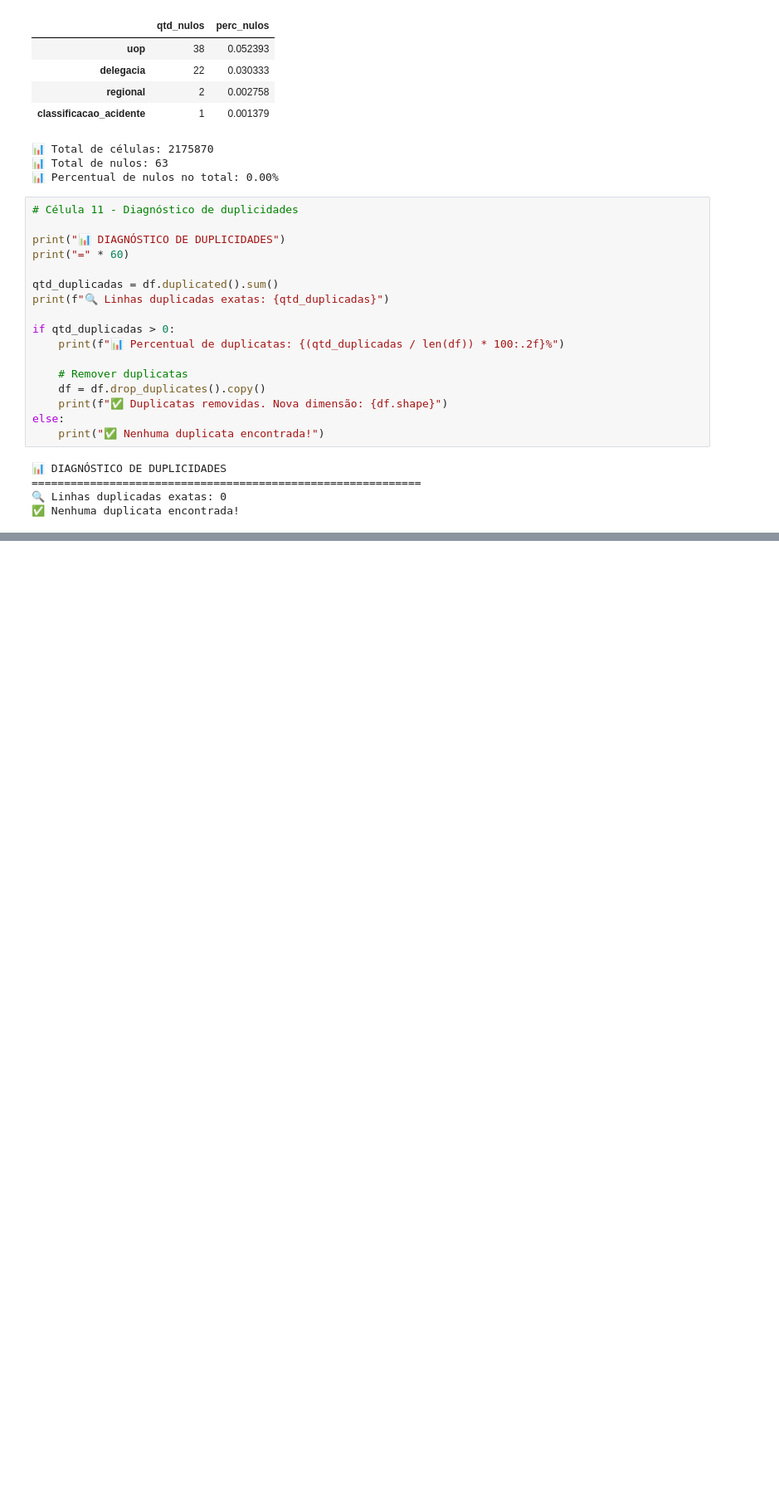
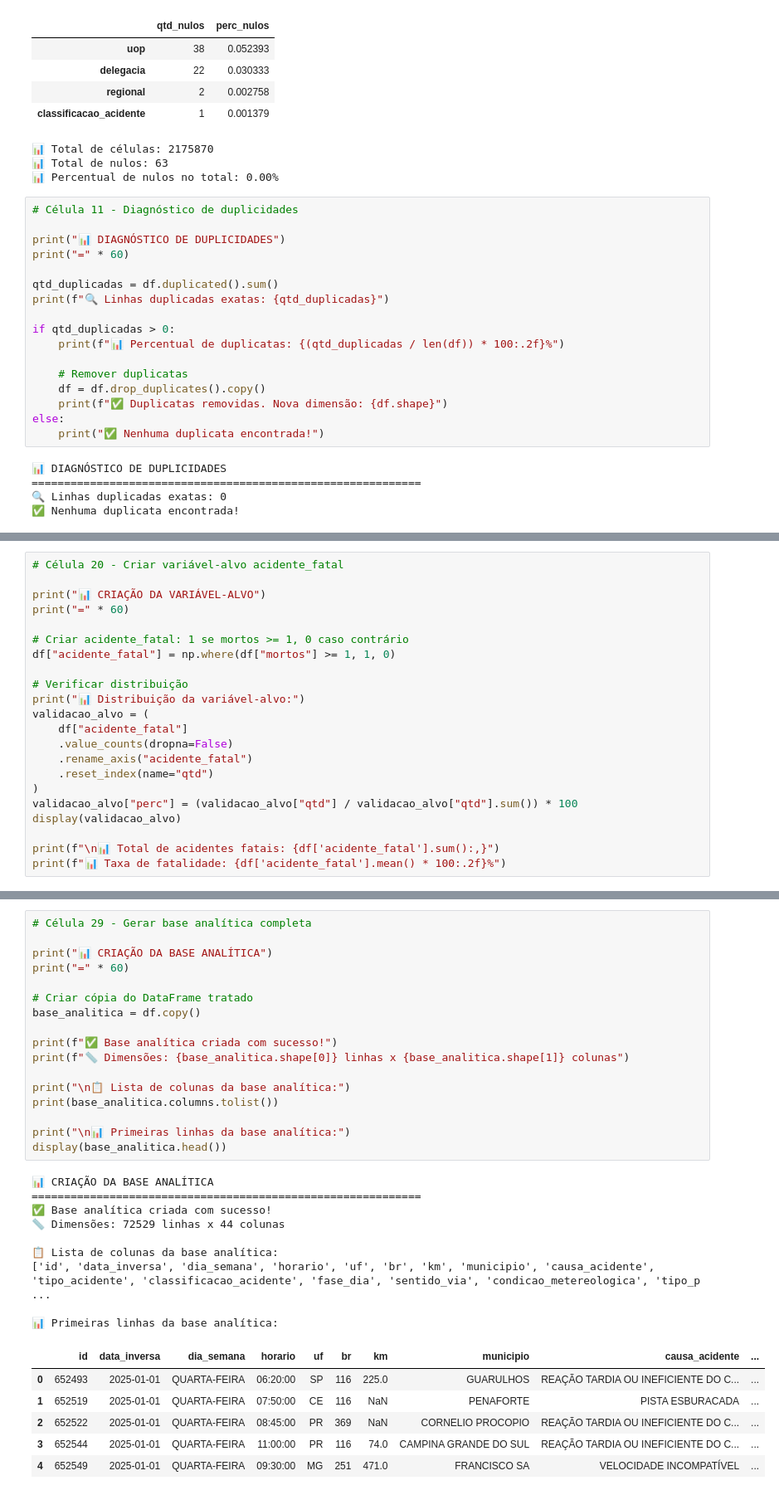
Before and after one commit to claudiodev175/modulo_1_aponti, a Jupyter notebook: notebooks/modulo4_preparacao_dados.ipynb, the cells around one changed output, grey strips where cells are left out. Shown at 83% size. Drawn from its saved outputs; the diff is of its cells as text; blank space fills up the shorter version.

```diff
--- a/notebooks/modulo4_preparacao_dados.ipynb
+++ b/notebooks/modulo4_preparacao_dados.ipynb
@@ -441,0 +809,22 @@ See https://pandas.pydata.org/docs/user_guide/migration-3-strings.html#string-mi
+# %%
+# Célula 20 - Criar variável-alvo acidente_fatal
+
+print("📊 CRIAÇÃO DA VARIÁVEL-ALVO")
+print("=" * 60)
+
+# Criar acidente_fatal: 1 se mortos >= 1, 0 caso contrário
+df["acidente_fatal"] = np.where(df["mortos"] >= 1, 1, 0)
+
+# Verificar distribuição
+print("📊 Distribuição da variável-alvo:")
+validacao_alvo = (
+    df["acidente_fatal"]
+    .value_counts(dropna=False)
+    .rename_axis("acidente_fatal")
+    .reset_index(name="qtd")
+)
+validacao_alvo["perc"] = (validacao_alvo["qtd"] / validacao_alvo["qtd"].sum()) * 100
+display(validacao_alvo)
+
+print(f"\n📊 Total de acidentes fatais: {df['acidente_fatal'].sum():,}")
+print(f"📊 Taxa de fatalidade: {df['acidente_fatal'].mean() * 100:.2f}%")
@@ -441,0 +1282,33 @@ See https://pandas.pydata.org/docs/user_guide/migration-3-strings.html#string-mi
+# %%
+# Célula 29 - Gerar base analítica completa
+
+print("📊 CRIAÇÃO DA BASE ANALÍTICA")
+print("=" * 60)
+
+# Criar cópia do DataFrame tratado
+base_analitica = df.copy()
+
+print(f"✅ Base analítica criada com sucesso!")
+print(f"📏 Dimensões: {base_analitica.shape[0]} linhas x {base_analitica.shape[1]} colunas")
+
+print("\n📋 Lista de colunas da base analítica:")
+print(base_analitica.columns.tolist())
+
+print("\n📊 Primeiras linhas da base analítica:")
+display(base_analitica.head())
+# %% [output]
+📊 CRIAÇÃO DA BASE ANALÍTICA
+============================================================
+✅ Base analítica criada com sucesso!
+📏 Dimensões: 72529 linhas x 44 colunas
+
+📋 Lista de colunas da base analítica:
+['id', 'data_inversa', 'dia_semana', 'horario', 'uf', 'br', 'km', 'municipio', 'causa_acidente', 'tipo_acidente', 'classificacao_acidente', 'fase_dia', 'sentido_via', 'condicao_metereologica', 'tipo_p ...
+
+📊 Primeiras linhas da base analítica:
+|  | id | data_inversa | dia_semana | horario | uf | br | km | municipio | causa_acidente | ... |
+| 0 | 652493 | 2025-01-01 | QUARTA-FEIRA | 06:20:00 | SP | 116 | 225.0 | GUARULHOS | REAÇÃO TARDIA OU INEFICIENTE DO C... | ... |
+| 1 | 652519 | 2025-01-01 | QUARTA-FEIRA | 07:50:00 | CE | 116 | NaN | PENAFORTE | PISTA ESBURACADA | ... |
+| 2 | 652522 | 2025-01-01 | QUARTA-FEIRA | 08:45:00 | PR | 369 | NaN | CORNELIO PROCOPIO | REAÇÃO TARDIA OU INEFICIENTE DO C... | ... |
+| 3 | 652544 | 2025-01-01 | QUARTA-FEIRA | 11:00:00 | PR | 116 | 74.0 | CAMPINA GRANDE DO SUL | REAÇÃO TARDIA OU INEFICIENTE DO C... | ... |
+| 4 | 652549 | 2025-01-01 | QUARTA-FEIRA | 09:30:00 | MG | 251 | 471.0 | FRANCISCO SA | VELOCIDADE INCOMPATÍVEL | ... |
```
Also changed, not shown: parts of 33 cells of this notebook, 5 other files.
